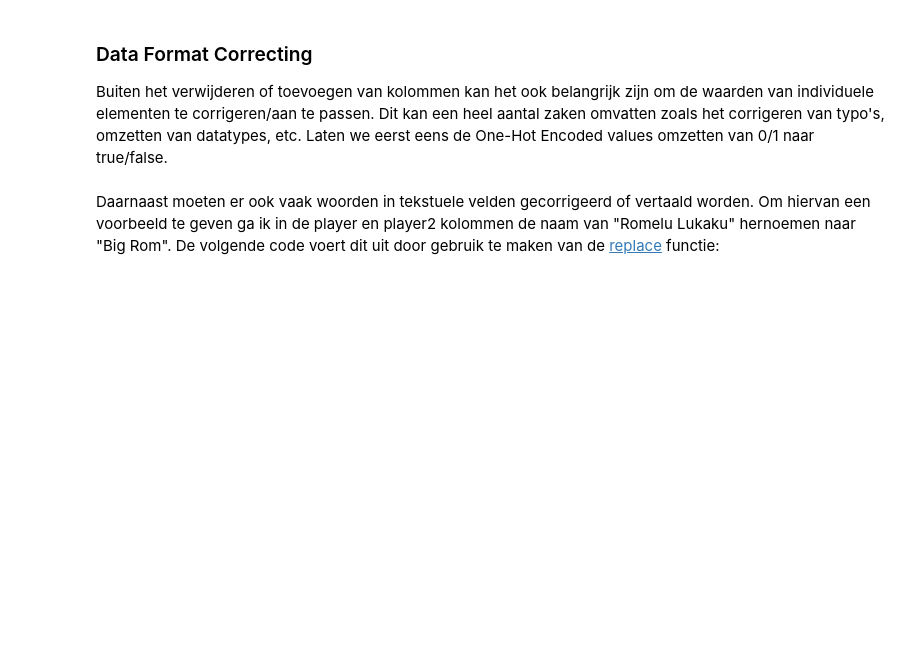
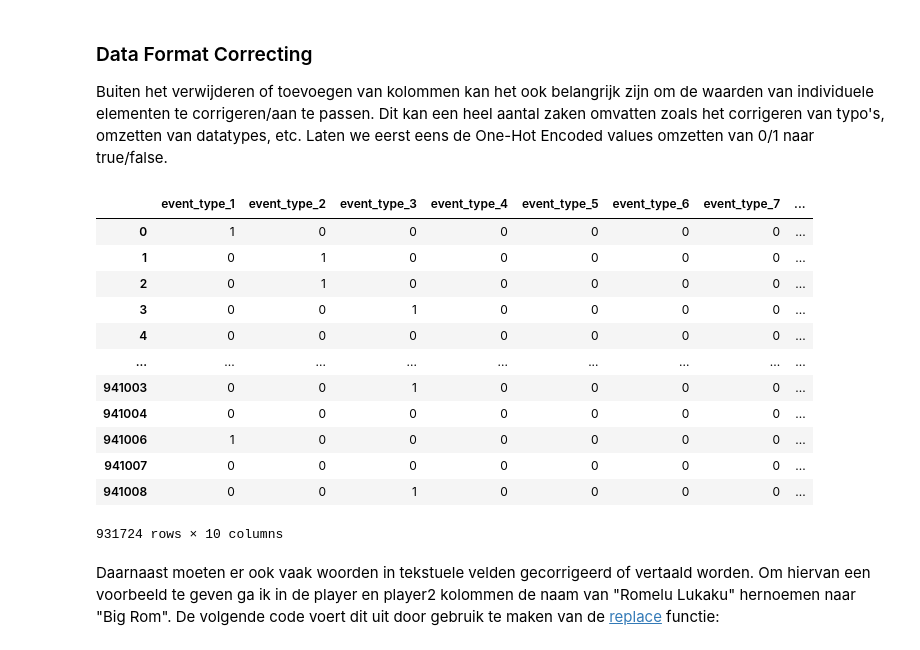
Before and after one commit to OdiseeDataScience2526/Leerstof-groep123, a Jupyter notebook: Les_02/02_DataCleaning.ipynb, the cells around one changed output. Saved outputs shown, nothing was run; the diff lists cells and outputs as text; code cells hidden in the pictures; blank space fills up the shorter version.

```diff
--- a/Les_02/02_DataCleaning.ipynb
+++ b/Les_02/02_DataCleaning.ipynb
@@ -134,3 +332,23 @@ Dit gaan we in meer detail bekijken bij classificatie/clustering.
 
 Om dit op te lossen kunnen gebruik maken van one-hot encoding.
 In pandas kan dat door gebruik te maken van de functie pd.get_dummies()
+# %%
+one_hot_encoded = pd.get_dummies(df_events_copy_player.event_type, prefix="event_type")
+df_events_copy_player.join(pd.get_dummies(df_events_copy_player.event_type, prefix="event_type"))
+
+# OF
+from sklearn.preprocessing import OneHotEncoder
+encoder = OneHotEncoder()
+display(encoder.fit_transform(df_events_copy_player.event_type.values.reshape(-1, 1)))
+
+# ordinal encoding / label encoder (Ordinal encoder voor meerdere kolommen tegelijkertijd om te zetten,
+# label encoder voor 1 kolom (de outputs vaak))
+from sklearn.preprocessing import OrdinalEncoder
+encoder = OrdinalEncoder()
+encoder.fit_transform(df_events_copy_player.event_team.values.reshape(-1, 1))
+
+#OF
+
+from sklearn.preprocessing import LabelEncoder
+encoder = LabelEncoder()
+encoder.fit_transform(df_events_copy_player.event_team)
@@ -140,6 +362,22 @@ In pandas kan dat door gebruik te maken van de functie pd.get_dummies()
 Buiten het verwijderen of toevoegen van kolommen kan het ook belangrijk zijn om de waarden van individuele elementen te corrigeren/aan te passen.
 Dit kan een heel aantal zaken omvatten zoals het corrigeren van typo's, omzetten van datatypes, etc.
 Laten we eerst eens de One-Hot Encoded values omzetten van 0/1 naar true/false.
+# %%
+one_hot_encoded.astype('int')
+# %% [output]
+|  | event_type_1 | event_type_2 | event_type_3 | event_type_4 | event_type_5 | event_type_6 | event_type_7 | ... |
+| 0 | 1 | 0 | 0 | 0 | 0 | 0 | 0 | ... |
+| 1 | 0 | 1 | 0 | 0 | 0 | 0 | 0 | ... |
+| 2 | 0 | 1 | 0 | 0 | 0 | 0 | 0 | ... |
+| 3 | 0 | 0 | 1 | 0 | 0 | 0 | 0 | ... |
+| 4 | 0 | 0 | 0 | 0 | 0 | 0 | 0 | ... |
+| ... | ... | ... | ... | ... | ... | ... | ... | ... |
+| 941003 | 0 | 0 | 1 | 0 | 0 | 0 | 0 | ... |
+| 941004 | 0 | 0 | 0 | 0 | 0 | 0 | 0 | ... |
+| 941006 | 1 | 0 | 0 | 0 | 0 | 0 | 0 | ... |
+| 941007 | 0 | 0 | 0 | 0 | 0 | 0 | 0 | ... |
+| 941008 | 0 | 0 | 1 | 0 | 0 | 0 | 0 | ... |
+931724 rows × 10 columns
 # %% [markdown]
 Daarnaast moeten er ook vaak woorden in tekstuele velden gecorrigeerd of vertaald worden.
 Om hiervan een voorbeeld te geven ga ik in de player en player2 kolommen de naam van "Romelu Lukaku" hernoemen naar "Big Rom".
```
Also changed, not shown: parts of 14 cells of this notebook.
